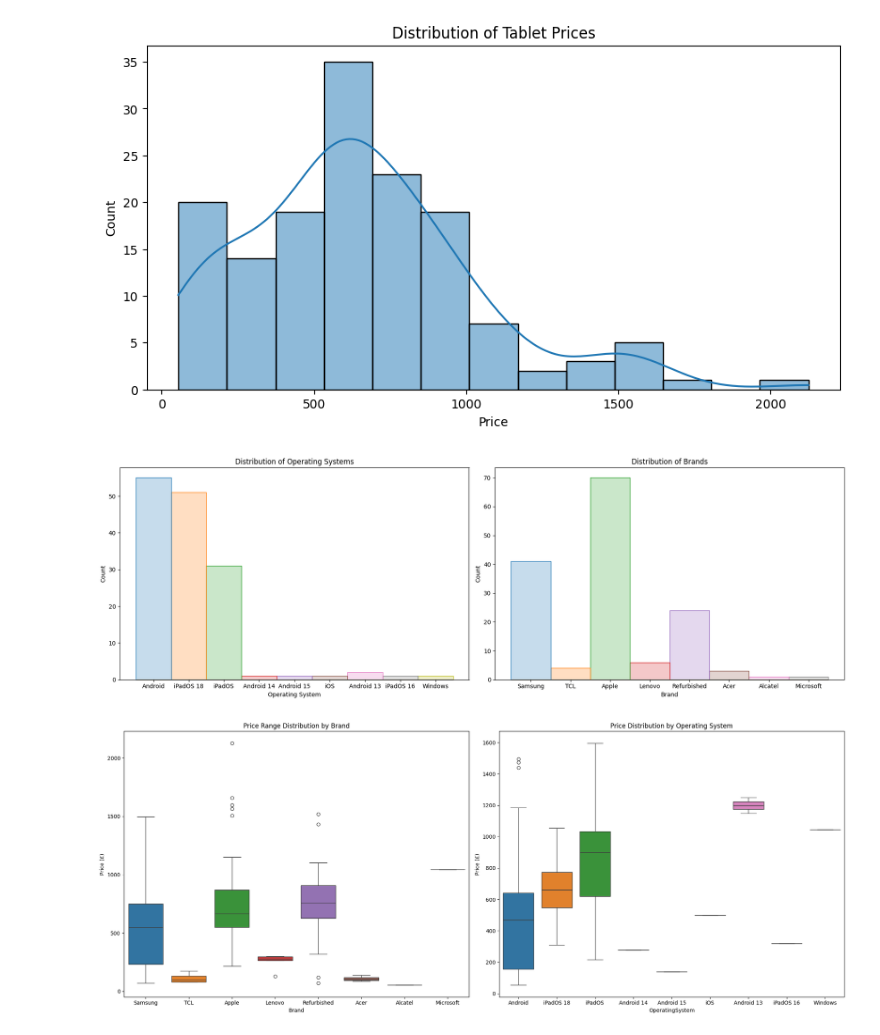
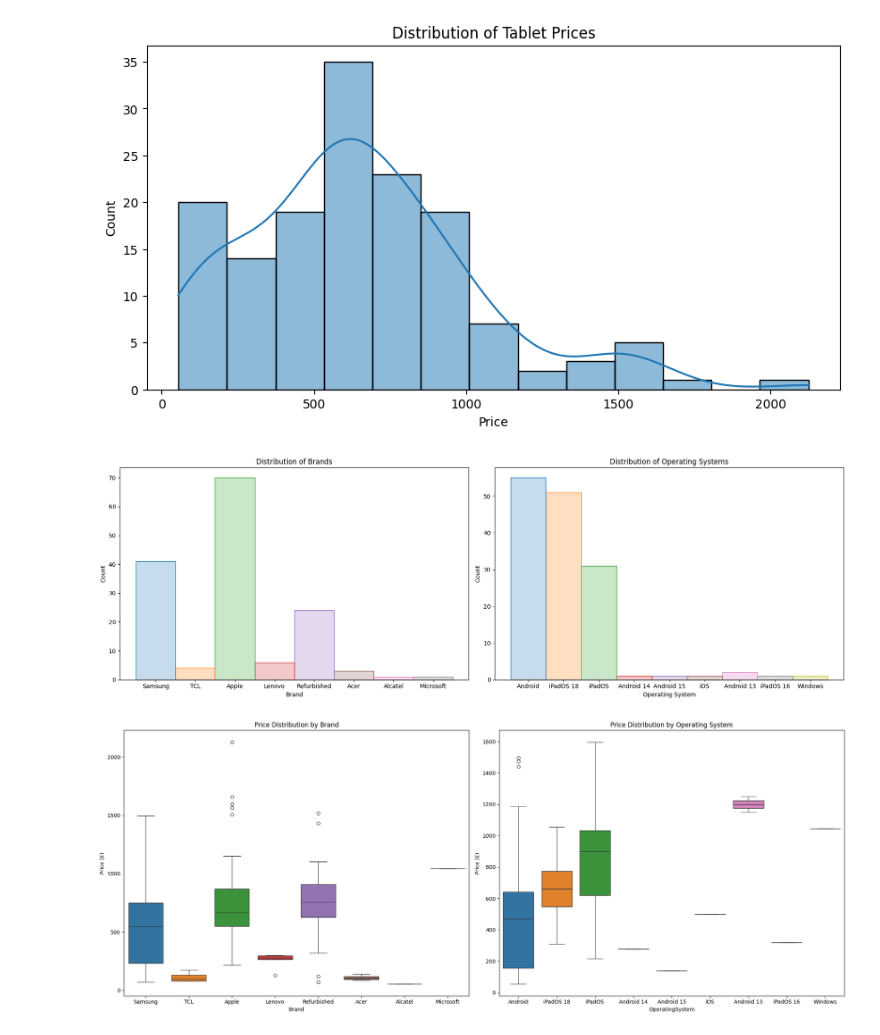
Before and after one commit to xbarborik/UPA, a Jupyter notebook: part3/analysis.ipynb, the cells around one changed output. Saved outputs shown, nothing was run; the diff lists cells and outputs as text; code cells hidden in the pictures.

Commit message:
Fixed titles

```diff
--- a/part3/analysis.ipynb
+++ b/part3/analysis.ipynb
@@ -173,17 +173,17 @@ Text(0.5, 1.0, 'Distribution of Tablet Prices')
 # %%
 fig, axes = plt.subplots(1, 2, figsize=(18, 6))
 
-sns.histplot(data=df, x='OperatingSystem', hue='OperatingSystem', element="step", ax=axes[0], legend=False)
-axes[0].set_title('Distribution of Operating Systems')
-axes[0].set_xlabel('Operating System')
+sns.histplot(data=df, x='Brand', hue='Brand', element="step", ax=axes[0], legend=False)
+axes[0].set_title('Distribution of Brands')
+axes[0].set_xlabel('Brand')
 
-sns.histplot(data=df, x='Brand', hue='Brand', element="step", ax=axes[1], legend=False)
-axes[1].set_title('Distribution of Brands')
-axes[1].set_xlabel('Brand')
+sns.histplot(data=df, x='OperatingSystem', hue='OperatingSystem', element="step", ax=axes[1], legend=False)
+axes[1].set_title('Distribution of Operating Systems')
+axes[1].set_xlabel('Operating System')
 
 plt.tight_layout()
 # %% [output]
-[figure, old version]
+[figure, new version]
 # %%
 fig, axes = plt.subplots(1, 2, figsize=(20, 8))
 
```
Also changed, not shown: parts of 2 cells of this notebook.
